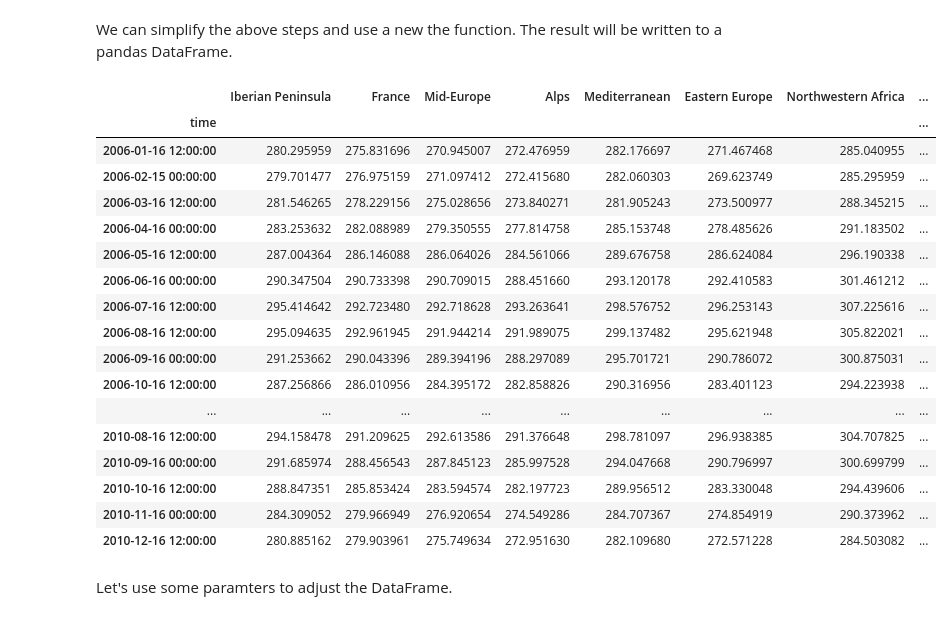
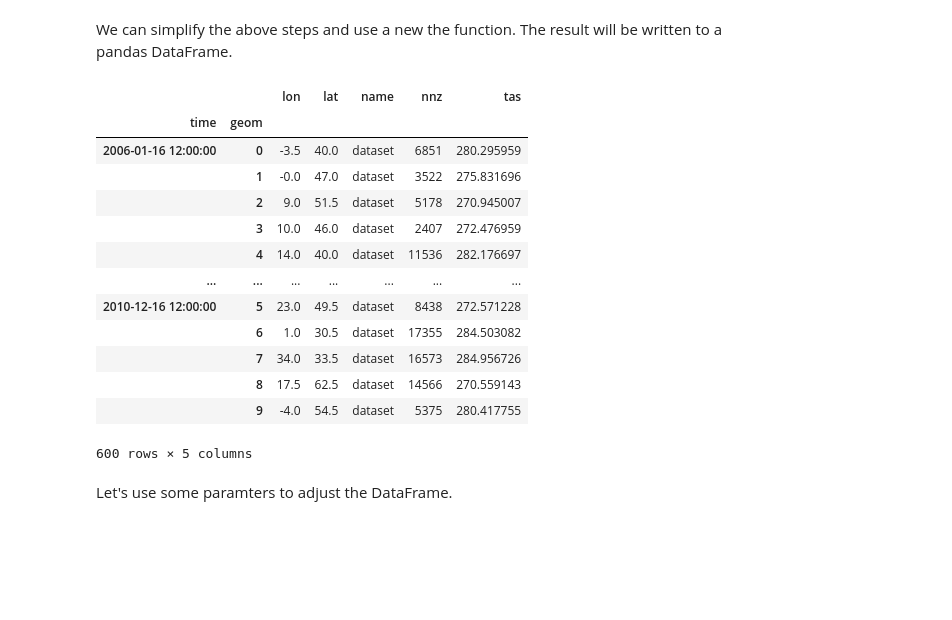
Before and after one commit to climate-service-center/xweights, a Jupyter notebook: notebooks/examples.ipynb, the cells around one changed output. Cells and saved outputs as stored; diff of their text form; code cells hidden in the pictures; blank space fills up the shorter version.

```diff
--- a/notebooks/examples.ipynb
+++ b/notebooks/examples.ipynb
@@ -11,9 +15,8 @@ import xweights as xw
 # %%
-netcdffile = (
-    "tas_EUR-11_MIROC-MIROC5_rcp85_r1i1p1_CLMcom-CCLM4-8-17_v1_mon_200601-201012.nc"
-)
+netcdffile = "tas_EUR-11_MIROC-MIROC5_rcp85_r1i1p1_CLMcom-CCLM4-8-17_v1_mon_200601-201012.nc"
 # %%
-dataset_dict = xw.Input(netcdffile).dataset_dict
+ds = xr.open_dataset(netcdffile)
+dataset_dict = {"tas_EUR-11_MIROC-MIROC5_rcp85_r1i1p1_CLMcom-CCLM4-8-17_v1_mon": ds}
 # %%
 for name, ds in dataset_dict.items():
     break
@@ -396,27 +327,23 @@ out_prudence_lsm.tas.plot(col="geom", col_wrap=4)
 # %% [markdown]
 We can simplify the above steps and use a new the function. The result will be written to a pandas DataFrame.
 # %%
-df = xw.compute_weighted_means_ds(ds, "prudence")
+df = xw.compute_weighted_means_ds(ds, region="prudence")
 df
 # %% [output]
-|  | Iberian Peninsula | France | Mid-Europe | Alps | Mediterranean | Eastern Europe | Northwestern Africa | ... |
-| time |  |  |  |  |  |  |  | ... |
-| 2006-01-16 12:00:00 | 280.295959 | 275.831696 | 270.945007 | 272.476959 | 282.176697 | 271.467468 | 285.040955 | ... |
-| 2006-02-15 00:00:00 | 279.701477 | 276.975159 | 271.097412 | 272.415680 | 282.060303 | 269.623749 | 285.295959 | ... |
-| 2006-03-16 12:00:00 | 281.546265 | 278.229156 | 275.028656 | 273.840271 | 281.905243 | 273.500977 | 288.345215 | ... |
-| 2006-04-16 00:00:00 | 283.253632 | 282.088989 | 279.350555 | 277.814758 | 285.153748 | 278.485626 | 291.183502 | ... |
-| 2006-05-16 12:00:00 | 287.004364 | 286.146088 | 286.064026 | 284.561066 | 289.676758 | 286.624084 | 296.190338 | ... |
-| 2006-06-16 00:00:00 | 290.347504 | 290.733398 | 290.709015 | 288.451660 | 293.120178 | 292.410583 | 301.461212 | ... |
-| 2006-07-16 12:00:00 | 295.414642 | 292.723480 | 292.718628 | 293.263641 | 298.576752 | 296.253143 | 307.225616 | ... |
-| 2006-08-16 12:00:00 | 295.094635 | 292.961945 | 291.944214 | 291.989075 | 299.137482 | 295.621948 | 305.822021 | ... |
-| 2006-09-16 00:00:00 | 291.253662 | 290.043396 | 289.394196 | 288.297089 | 295.701721 | 290.786072 | 300.875031 | ... |
-| 2006-10-16 12:00:00 | 287.256866 | 286.010956 | 284.395172 | 282.858826 | 290.316956 | 283.401123 | 294.223938 | ... |
-| ... | ... | ... | ... | ... | ... | ... | ... | ... |
-| 2010-08-16 12:00:00 | 294.158478 | 291.209625 | 292.613586 | 291.376648 | 298.781097 | 296.938385 | 304.707825 | ... |
-| 2010-09-16 00:00:00 | 291.685974 | 288.456543 | 287.845123 | 285.997528 | 294.047668 | 290.796997 | 300.699799 | ... |
-| 2010-10-16 12:00:00 | 288.847351 | 285.853424 | 283.594574 | 282.197723 | 289.956512 | 283.330048 | 294.439606 | ... |
-| 2010-11-16 00:00:00 | 284.309052 | 279.966949 | 276.920654 | 274.549286 | 284.707367 | 274.854919 | 290.373962 | ... |
-| 2010-12-16 12:00:00 | 280.885162 | 279.903961 | 275.749634 | 272.951630 | 282.109680 | 272.571228 | 284.503082 | ... |
+|  |  | lon | lat | name | nnz | tas |
+| time | geom |  |  |  |  |  |
+| 2006-01-16 12:00:00 | 0 | -3.5 | 40.0 | dataset | 6851 | 280.295959 |
+|  | 1 | -0.0 | 47.0 | dataset | 3522 | 275.831696 |
+|  | 2 | 9.0 | 51.5 | dataset | 5178 | 270.945007 |
+|  | 3 | 10.0 | 46.0 | dataset | 2407 | 272.476959 |
+|  | 4 | 14.0 | 40.0 | dataset | 11536 | 282.176697 |
+| ... | ... | ... | ... | ... | ... | ... |
+| 2010-12-16 12:00:00 | 5 | 23.0 | 49.5 | dataset | 8438 | 272.571228 |
+|  | 6 | 1.0 | 30.5 | dataset | 17355 | 284.503082 |
+|  | 7 | 34.0 | 33.5 | dataset | 16573 | 284.956726 |
+|  | 8 | 17.5 | 62.5 | dataset | 14566 | 270.559143 |
+|  | 9 | -4.0 | 54.5 | dataset | 5375 | 280.417755 |
+600 rows × 5 columns
 # %% [markdown]
 Let's use some paramters to adjust the DataFrame.
 # %%
```
Also changed, not shown: parts of 26 cells of this notebook.
